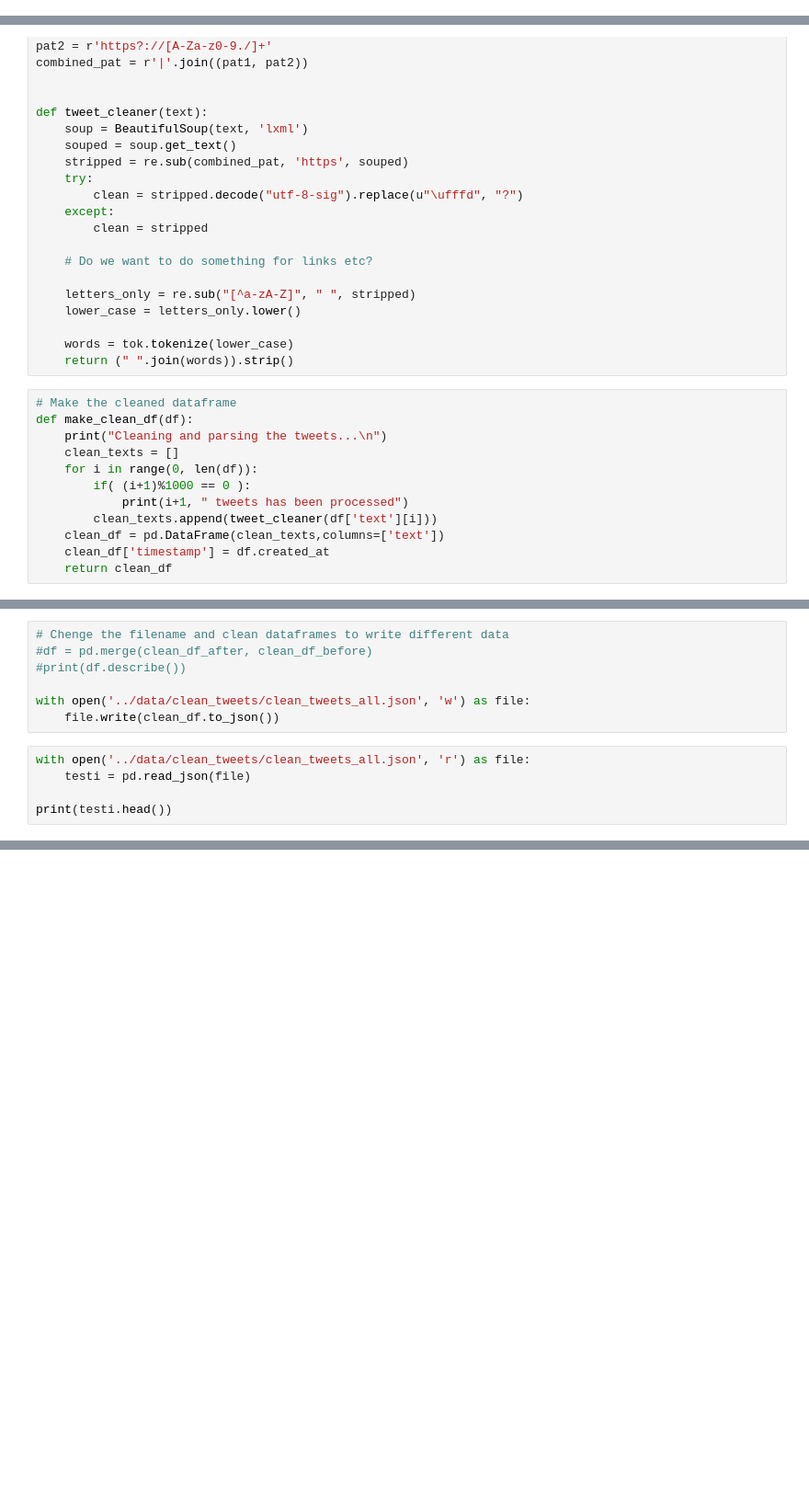
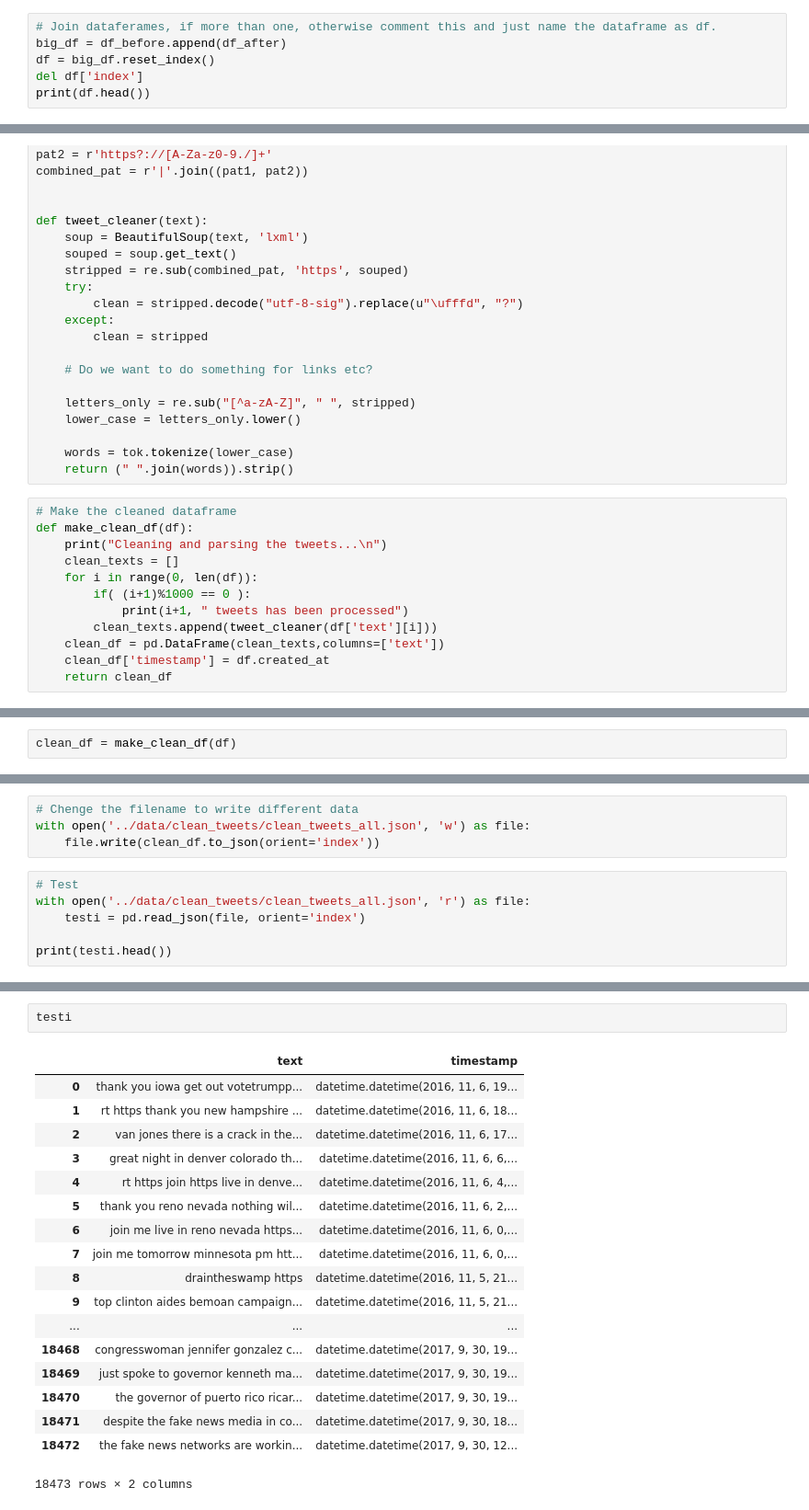
Before and after one commit to vvenla/trumponator, a Jupyter notebook: source/wrangling_tweets2.ipynb, the cells around one changed output, grey strips where cells are left out. Shown at 92% size. Saved outputs shown, nothing was run; the diff lists cells and outputs as text; blank space fills up the shorter version.

Commit message:
Clean tweets in readable json

```diff
--- a/source/wrangling_tweets2.ipynb
+++ b/source/wrangling_tweets2.ipynb
@@ -18,0 +13,6 @@ len(df_before)
+# %%
+# Join dataferames, if more than one, otherwise comment this and just name the dataframe as df.
+big_df = df_before.append(df_after)
+df = big_df.reset_index()
+del df['index']
+print(df.head())
@@ -114,0 +70,2 @@ print(clean_df)
+# %%
+clean_df = make_clean_df(df)
@@ -115,13 +107,11 @@ print(clean_df)
 # %%
-# Chenge the filename and clean dataframes to write different data
-#df = pd.merge(clean_df_after, clean_df_before)
-#print(df.describe())
-
+# Chenge the filename to write different data
 with open('../data/clean_tweets/clean_tweets_all.json', 'w') as file:
-    file.write(clean_df.to_json())
+    file.write(clean_df.to_json(orient='index'))
 # %%
+# Test
 with open('../data/clean_tweets/clean_tweets_all.json', 'r') as file:
-    testi = pd.read_json(file)
+    testi = pd.read_json(file, orient='index')
 
 print(testi.head())
 # %% [output]
@@ -140,0 +131,21 @@ print(testi.head())
+# %%
+testi
+# %% [output]
+|  | text | timestamp |
+| 0 | thank you iowa get out votetrumpp... | datetime.datetime(2016, 11, 6, 19... |
+| 1 | rt https thank you new hampshire ... | datetime.datetime(2016, 11, 6, 18... |
+| 2 | van jones there is a crack in the... | datetime.datetime(2016, 11, 6, 17... |
+| 3 | great night in denver colorado th... | datetime.datetime(2016, 11, 6, 6,... |
+| 4 | rt https join https live in denve... | datetime.datetime(2016, 11, 6, 4,... |
+| 5 | thank you reno nevada nothing wil... | datetime.datetime(2016, 11, 6, 2,... |
+| 6 | join me live in reno nevada https... | datetime.datetime(2016, 11, 6, 0,... |
+| 7 | join me tomorrow minnesota pm htt... | datetime.datetime(2016, 11, 6, 0,... |
+| 8 | draintheswamp https | datetime.datetime(2016, 11, 5, 21... |
+| 9 | top clinton aides bemoan campaign... | datetime.datetime(2016, 11, 5, 21... |
+| ... | ... | ... |
+| 18468 | congresswoman jennifer gonzalez c... | datetime.datetime(2017, 9, 30, 19... |
+| 18469 | just spoke to governor kenneth ma... | datetime.datetime(2017, 9, 30, 19... |
+| 18470 | the governor of puerto rico ricar... | datetime.datetime(2017, 9, 30, 19... |
+| 18471 | despite the fake news media in co... | datetime.datetime(2017, 9, 30, 18... |
+| 18472 | the fake news networks are workin... | datetime.datetime(2017, 9, 30, 12... |
+18473 rows × 2 columns
```
Also changed, not shown: parts of 12 cells of this notebook, 1 other file.
